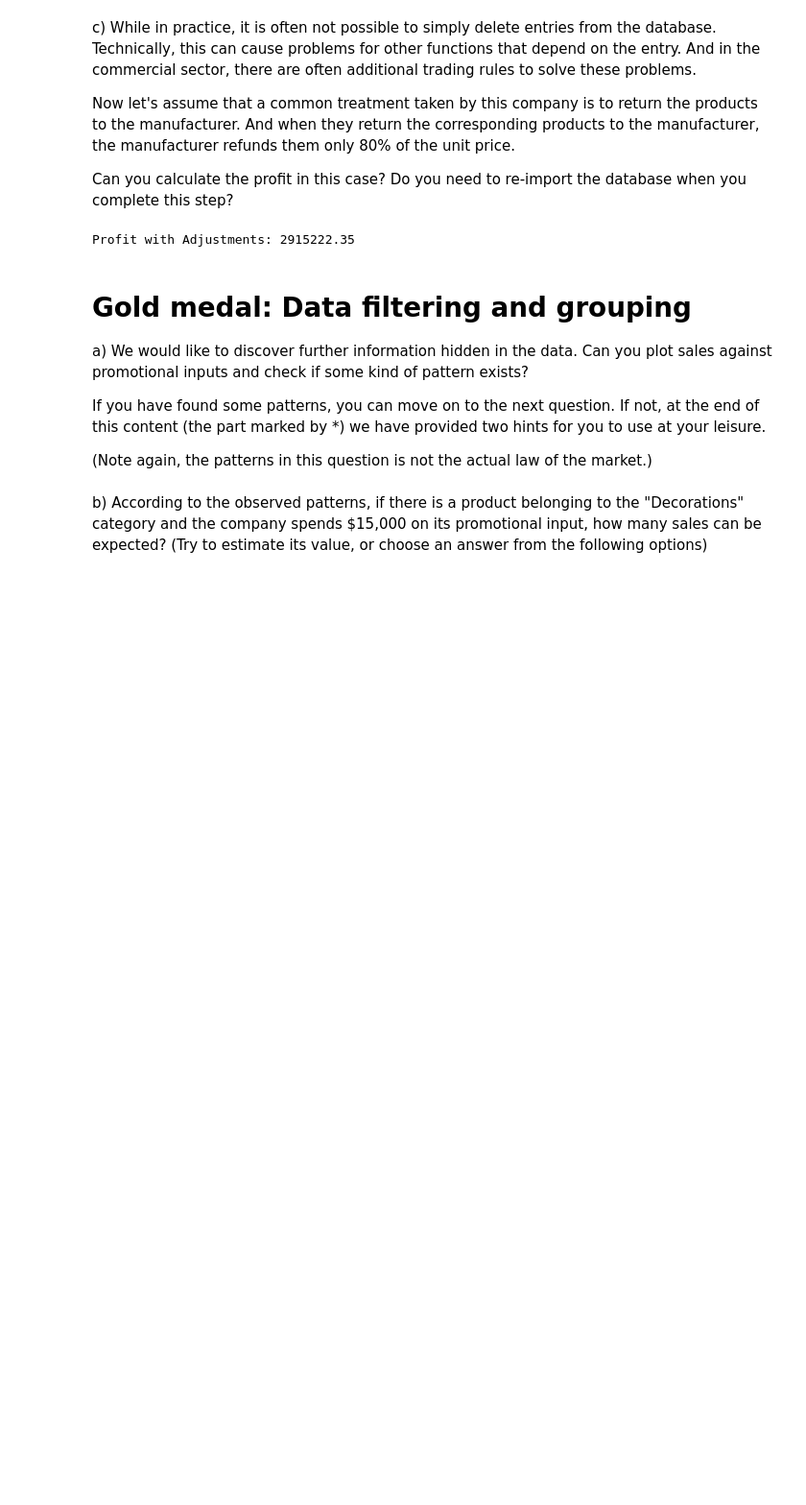
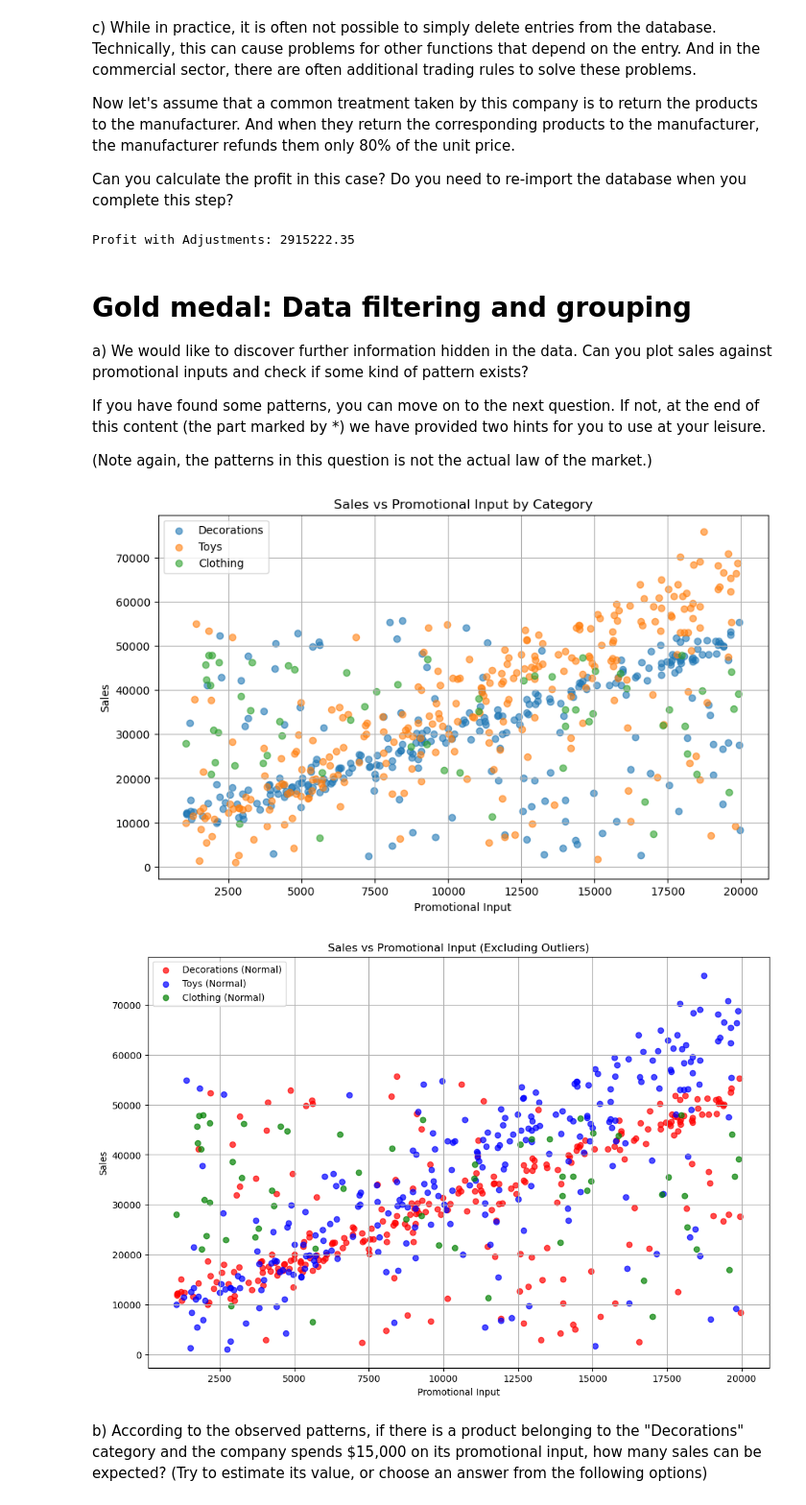
Before and after one commit to ShiKen08/csscicampwork-15720462, a Jupyter notebook: challenge_vectors_matrices/Review_Vectors.ipynb, the cells around one changed output. Shown: that part at 96% size. Saved outputs shown, nothing was run; the diff lists cells and outputs as text; code cells hidden in the pictures; blank space fills up the shorter version.

```diff
--- a/challenge_vectors_matrices/Review_Vectors.ipynb
+++ b/challenge_vectors_matrices/Review_Vectors.ipynb
@@ -178,6 +178,42 @@ a) We would like to discover further information hidden in the data. Can you plo
 If you have found some patterns, you can move on to the next question. If not, at the end of this content (the part marked by *) we have provided two hints for you to use at your leisure.
 
 (Note again, the patterns in this question is not the actual law of the market.)
+# %%
+import seaborn as sns
+
+merged_df['Sales'] = merged_df['Unit_Price'] * merged_df['Sales_Quantity']
+plt.figure(figsize=(10, 6))
+categories = merged_df['Category'].unique()
+colors = ['red', 'blue', 'green']
+
+for i, category in enumerate(categories):
+    category_data = merged_df[merged_df['Category'] == category]
+    plt.scatter(category_data['Promotional_Input'], category_data['Sales'], label=category, alpha=0.6)
+
+plt.xlabel('Promotional Input')
+plt.ylabel('Sales')
+plt.title('Sales vs Promotional Input by Category')
+plt.legend()
+plt.grid(True)
+plt.show()
+
+normal_products = merged_df[(merged_df['Profit_Margin'] > 0.01) & (merged_df['Profit_Margin'] < 0.3)]
+
+plt.figure(figsize=(12, 8))
+for i, category in enumerate(categories):
+    category_data = normal_products[normal_products['Category'] == category]
+    plt.scatter(category_data['Promotional_Input'], category_data['Sales'],
+               label=f'{category} (Normal)', alpha=0.7, color=colors[i])
+
+plt.xlabel('Promotional Input')
+plt.ylabel('Sales')
+plt.title('Sales vs Promotional Input (Excluding Outliers)')
+plt.legend()
+plt.grid(True)
+plt.show()
+# %% [output]
+[figure, added]
+[figure, added]
 # %% [markdown]
 b) According to the observed patterns, if there is a product belonging to the "Decorations" category and the company spends $15,000 on its promotional input, how many sales can be expected? (Try to estimate its value, or choose an answer from the following options)
 # %%
```
Also changed, not shown: parts of 3 cells of this notebook.
